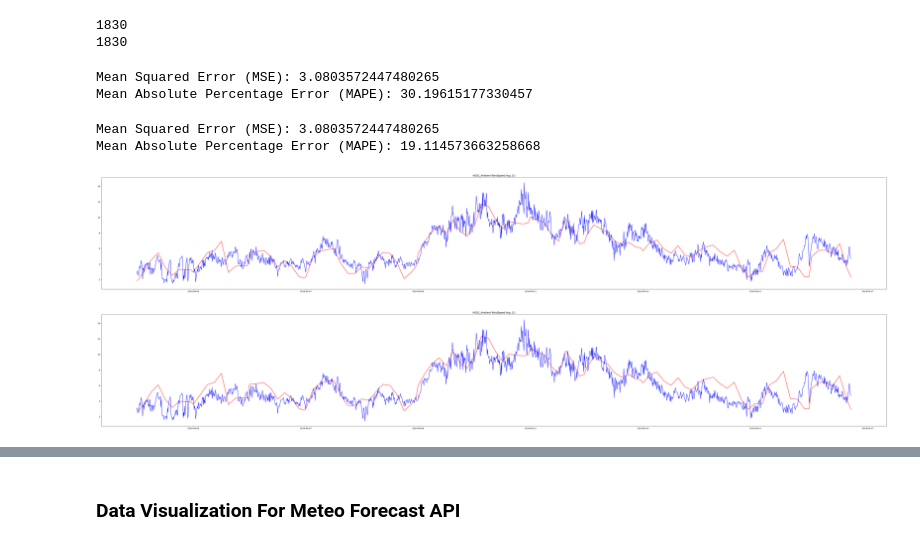
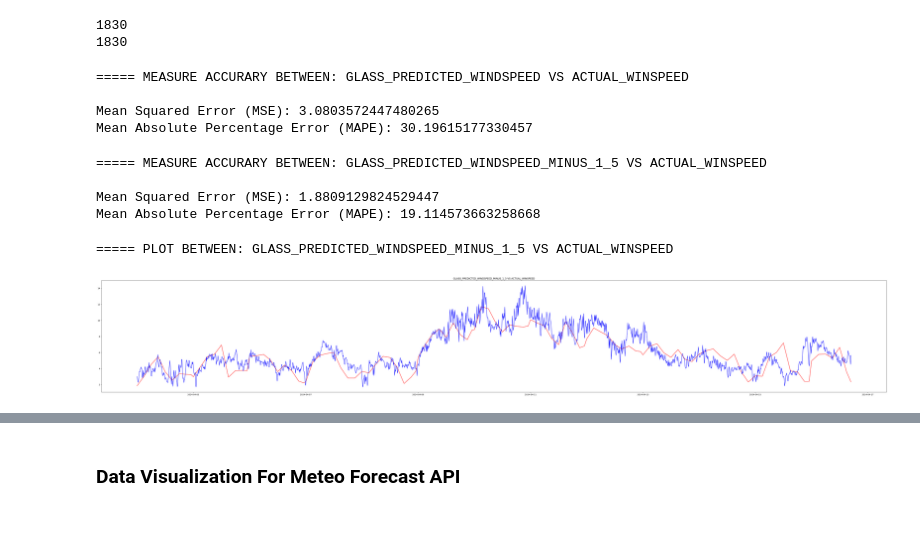
Before and after one commit to dungbachviet/windspeed-forecast-project, a Jupyter notebook: visualization.ipynb, the cells around one changed output, grey strips where cells are left out. Saved outputs shown, nothing was run; the diff lists cells and outputs as text; code cells hidden in the pictures.

```diff
--- a/visualization.ipynb
+++ b/visualization.ipynb
@@ -214,79 +231,63 @@ print(len(real_wind_df))
 # %%
+# MEASURE ACCURARY BETWEEN: GLASS_PREDICTED_WINDSPEED VS ACTUAL_WINSPEED
+
+print("===== MEASURE ACCURARY BETWEEN: GLASS_PREDICTED_WINDSPEED VS ACTUAL_WINSPEED \n")
+
 import numpy as np
 from sklearn.metrics import mean_squared_error
 
-# Define your two arrays
-# actual_windspeeds = np.array(real_wind_df["HD01_Ambient WindSpeed Avg. (1)"])
-# actual_windspeeds = np.array(real_wind_df["HD02_Ambient WindSpeed Avg. (2)"])
-# actual_windspeeds = np.array(real_wind_df["HD03_Ambient WindSpeed Avg. (3)"])
-# actual_windspeeds = np.array(real_wind_df["HD04_Ambient WindSpeed Avg. (4)"])
-actual_windspeeds = np.array(real_wind_df["HD05_Ambient WindSpeed Avg. (5)"])
-# actual_windspeeds = np.array(real_wind_df["HD06_Ambient WindSpeed Avg. (6)"])
-# actual_windspeeds = np.array(real_wind_df["HD07_Ambient WindSpeed Avg. (7)"])
-# actual_windspeeds = np.array(real_wind_df["HD08_Ambient WindSpeed Avg. (8)"])
-predicted_windspeeds = np.array(glass_wind_df["noaa"])
-
 # Calculate Mean Squared Error (MSE)
-windspeed_mse = mean_squared_error(actual_windspeeds, predicted_windspeeds)
-print("Mean Squared Error (MSE):", windspeed_mse)
+windspeed_mse_1 = mean_squared_error(actual_windspeeds, predicted_windspeeds)
+print("Mean Squared Error (MSE):", windspeed_mse_1)
 
 # Calculate Mean Absolute Percentage Error (MAPE)
 def mean_absolute_percentage_error(y_true, y_pred):
     return np.mean(np.abs((y_true - y_pred) / y_true)) * 100
 
 # windspeed_mape = mean_absolute_percentage_error(actual_windspeeds, predicted_windspeeds)
-windspeed_mape = mean_absolute_percentage_error(actual_windspeeds, predicted_windspeeds)
-print("Mean Absolute Percentage Error (MAPE):", windspeed_mape)
+windspeed_mape_1 = mean_absolute_percentage_error(actual_windspeeds, predicted_windspeeds)
+print("Mean Absolute Percentage Error (MAPE):", windspeed_mape_1)
 # %% [output]
+===== MEASURE ACCURARY BETWEEN: GLASS_PREDICTED_WINDSPEED VS ACTUAL_WINSPEED
+
 Mean Squared Error (MSE): 3.0803572447480265
 Mean Absolute Percentage Error (MAPE): 30.19615177330457
+# %%
+# Minus raw-forecast windspeed by 1.5
+predicted_windspeeds_minus_1_5 = predicted_windspeeds-1.5
 # %%
+# MEASURE ACCURARY BETWEEN: GLASS_PREDICTED_WINDSPEED_MINUS_1_5 VS ACTUAL_WINSPEED
+
+print("===== MEASURE ACCURARY BETWEEN: GLASS_PREDICTED_WINDSPEED_MINUS_1_5 VS ACTUAL_WINSPEED \n")
+
 import numpy as np
 from sklearn.metrics import mean_squared_error
 
-# Define your two arrays
-# actual_windspeeds = np.array(real_wind_df["HD01_Ambient WindSpeed Avg. (1)"])
-# actual_windspeeds = np.array(real_wind_df["HD02_Ambient WindSpeed Avg. (2)"])
-# actual_windspeeds = np.array(real_wind_df["HD03_Ambient WindSpeed Avg. (3)"])
-# actual_windspeeds = np.array(real_wind_df["HD04_Ambient WindSpeed Avg. (4)"])
-# actual_windspeeds = np.array(real_wind_df["HD05_Ambient WindSpeed Avg. (5)"])
-# actual_windspeeds = np.array(real_wind_df["HD06_Ambient WindSpeed Avg. (6)"])
-# actual_windspeeds = np.array(real_wind_df["HD07_Ambient WindSpeed Avg. (7)"])
-# actual_windspeeds = np.array(real_wind_df["HD08_Ambient WindSpeed Avg. (8)"])
-predicted_windspeeds = np.array(glass_wind_df["noaa"])
-
 # Calculate Mean Squared Error (MSE)
-windspeed_mse = mean_squared_error(actual_windspeeds, predicted_windspeeds)
-print("Mean Squared Error (MSE):", windspeed_mse)
+windspeed_mse_2 = mean_squared_error(actual_windspeeds, predicted_windspeeds_minus_1_5)
+print("Mean Squared Error (MSE):", windspeed_mse_2)
 
 # Calculate Mean Absolute Percentage Error (MAPE)
 def mean_absolute_percentage_error(y_true, y_pred):
     return np.mean(np.abs((y_true - y_pred) / y_true)) * 100
 
-# windspeed_mape = mean_absolute_percentage_error(actual_windspeeds, predicted_windspeeds)
-windspeed_mape = mean_absolute_percentage_error(actual_windspeeds, predicted_windspeeds-1.5)
-print("Mean Absolute Percentage Error (MAPE):", windspeed_mape)
+windspeed_mape_2 = mean_absolute_percentage_error(actual_windspeeds, predicted_windspeeds_minus_1_5)
+print("Mean Absolute Percentage Error (MAPE):", windspeed_mape_2)
 # %% [output]
-Mean Squared Error (MSE): 3.0803572447480265
+===== MEASURE ACCURARY BETWEEN: GLASS_PREDICTED_WINDSPEED_MINUS_1_5 VS ACTUAL_WINSPEED
+
+Mean Squared Error (MSE): 1.8809129824529447
 Mean Absolute Percentage Error (MAPE): 19.114573663258668
 # %%
+print("===== PLOT BETWEEN: GLASS_PREDICTED_WINDSPEED_MINUS_1_5 VS ACTUAL_WINSPEED \n")
+
 plt.figure(1, figsize=(70, 10))
-plt.plot(glass_wind_df["time"], glass_wind_df["noaa"]-1.5, "r")
+plt.plot(glass_wind_df["time"], predicted_windspeeds_minus_1_5, "r")
 
-# plt.plot(real_wind_df["PCTimeStamp"], real_wind_df["HD01_Ambient WindSpeed Avg. (1)"], "b")
-plt.plot(real_wind_df["PCTimeStamp"], real_wind_df["HD02_Ambient WindSpeed Avg. (2)"], "b")
-plt.title("HD01_Ambient WindSpeed Avg. (1)")
+plt.plot(real_wind_df["PCTimeStamp"], actual_windspeeds, "b")
+plt.title("GLASS_PREDICTED_WINDSPEED_MINUS_1_5 VS ACTUAL_WINSPEED")
 plt.show()
 # %% [output]
+===== PLOT BETWEEN: GLASS_PREDICTED_WINDSPEED_MINUS_1_5 VS ACTUAL_WINSPEED
-[figure, old version]
+[figure, new version]
-# %%
-plt.figure(1, figsize=(70, 10))
-plt.plot(glass_wind_df["time"], glass_wind_df["noaa"]-0.864, "r")
-
-# plt.plot(real_wind_df["PCTimeStamp"], real_wind_df["HD01_Ambient WindSpeed Avg. (1)"], "b")
-plt.plot(real_wind_df["PCTimeStamp"], real_wind_df["HD02_Ambient WindSpeed Avg. (2)"], "b")
-plt.title("HD01_Ambient WindSpeed Avg. (1)")
-plt.show()
-# %% [output]
-[figure, removed]
 # %%
```
Also changed, not shown: parts of 11 cells of this notebook.
